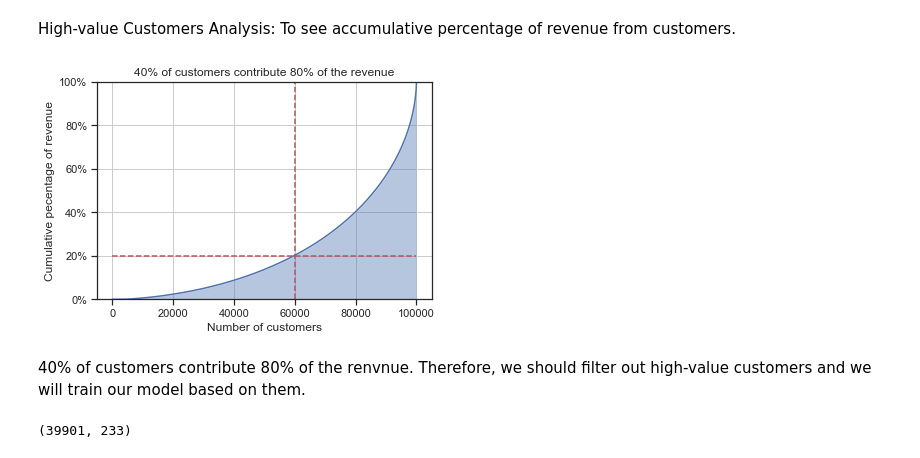
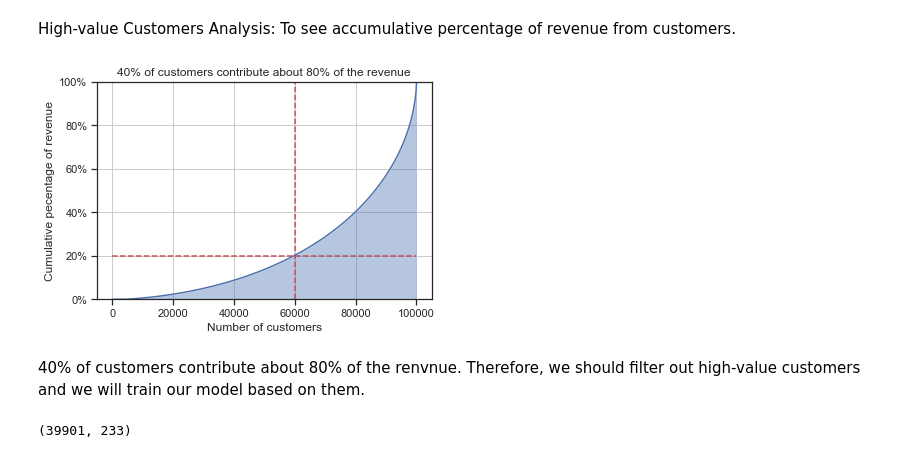
Before and after one commit to Crayon-ShinChan/ids-project, a Jupyter notebook: telecom_large/telecom.ipynb, the cells around one changed output. Saved outputs shown, nothing was run; the diff lists cells and outputs as text; code cells hidden in the pictures.

```diff
--- a/telecom_large/telecom.ipynb
+++ b/telecom_large/telecom.ipynb
@@ -77,6 +78,12 @@ Data columns (total 226 columns):
  225 sep_vbc_3g                99999 non-null  float64
 dtypes: float64(179), int64(35), object(12)
 memory usage: 172.4+ MB
+# %%
+telecom.rename(columns={'jun_vbc_3g': 'vbc_3g_6',
+                          'jul_vbc_3g': 'vbc_3g_7',
+                          'aug_vbc_3g': 'vbc_3g_8',
+                          'sep_vbc_3g': 'vbc_3g_9'},
+               inplace=True)
 # %%
 telecom.describe()
 # %% [output]
@@ -98,39 +105,39 @@ Normally, the revenue of a business is majorly from high-value customers. Let's
 # %% [markdown]
 Calculate total charge amount.
 # %%
-telecom['total_data_rech_6'] = telecom['total_rech_data_6'] * telecom['av_rech_amt_data_6']
-telecom['total_data_rech_7'] = telecom['total_rech_data_7'] * telecom['av_rech_amt_data_7']
-telecom['total_data_rech_8'] = telecom['total_rech_data_8'] * telecom['av_rech_amt_data_8']
+telecom['total_data_rech_amt_6'] = telecom['total_rech_data_6'] * telecom['av_rech_amt_data_6']
+telecom['total_data_rech_amt_7'] = telecom['total_rech_data_7'] * telecom['av_rech_amt_data_7']
+telecom['total_data_rech_amt_8'] = telecom['total_rech_data_8'] * telecom['av_rech_amt_data_8']
 # %%
-telecom['amt_data_6'] = telecom[['total_rech_amt_6','total_data_rech_6']].sum(axis=1)
-telecom['amt_data_7'] = telecom[['total_rech_amt_7','total_data_rech_7']].sum(axis=1)
-telecom['amt_data_8'] = telecom[['total_rech_amt_8','total_data_rech_8']].sum(axis=1)
+telecom['total_amt_6'] = telecom[['total_rech_amt_6','total_data_rech_amt_6']].sum(axis=1)
+telecom['total_amt_7'] = telecom[['total_rech_amt_7','total_data_rech_amt_7']].sum(axis=1)
+telecom['total_amt_8'] = telecom[['total_rech_amt_8','total_data_rech_amt_8']].sum(axis=1)
 # %%
-telecom['AVG_amt_data_6_7'] = telecom[['amt_data_6','amt_data_7']].mean(axis=1)
+telecom['AVG_amt_data_6_7'] = telecom[['total_amt_6','total_amt_7']].mean(axis=1)
 # %% [markdown]
 High-value Customers Analysis: To see accumulative percentage of revenue from customers.
 # %%
 rev = telecom['AVG_amt_data_6_7'].sort_values().reset_index(drop=True)
 rev_pct = rev.cumsum()
 rev_pct /= rev_pct.iloc[-1]
 
 fig, ax = plt.subplots()
 ax.plot(rev_pct)
 ax.fill_between(rev_pct.index, rev_pct.values, alpha=0.4)
 plt.vlines(x=60000, ymax=1, ymin=0, colors="r", linestyles="--")
 plt.hlines(y=.2, xmax=100000, xmin=0, colors="r", linestyles="--")
 
-ax.set_title('40% of customers contribute 80% of the revenue')
+ax.set_title('40% of customers contribute about 80% of the revenue')
 ax.set_ylabel('Cumulative pecentage of revenue')
 ax.set_xlabel('Number of customers')
 ax.set_ylim(0, 1)
 vals = ax.get_yticks()
 ax.set_yticklabels(['{:.0%}'.format(x) for x in vals])
 ax.grid()
 # %% [output]
-[figure, old version]
+[figure, new version]
 # %% [markdown]
-40% of customers contribute 80% of the renvnue. Therefore, we should filter out high-value customers and we will train our model based on them.
+40% of customers contribute about 80% of the renvnue. Therefore, we should filter out high-value customers and we will train our model based on them.
 # %%
 highvalue = telecom[telecom['AVG_amt_data_6_7'] > telecom['AVG_amt_data_6_7'].quantile(0.6)]
 highvalue.shape
```
Also changed, not shown: parts of 70 cells of this notebook.
